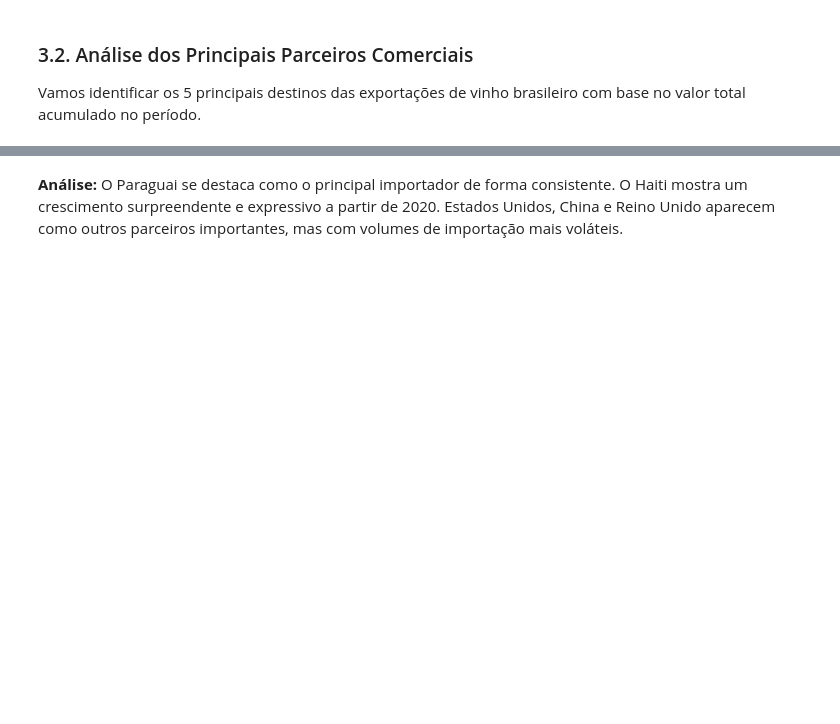
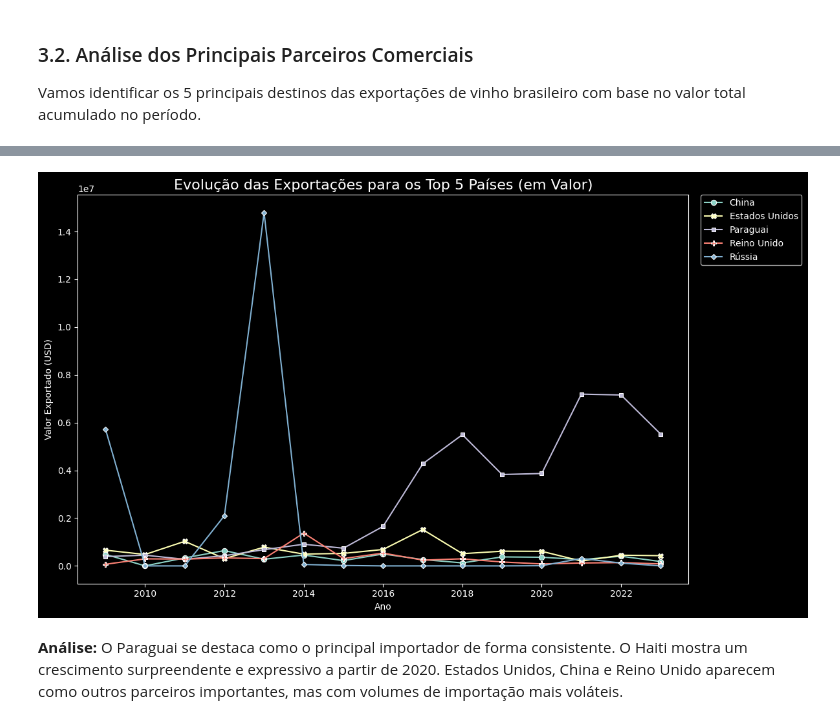
Before and after one commit to RfaelSantos/Tech-Challenge---Fase-I, a Jupyter notebook: analise_exportacao_vinho.ipynb, the cells around one changed output, grey strips where cells are left out. Saved outputs shown, nothing was run; the diff lists cells and outputs as text; code cells hidden in the pictures; blank space fills up the shorter version.

```diff
--- a/analise_exportacao_vinho.ipynb
+++ b/analise_exportacao_vinho.ipynb
@@ -114,21 +132,26 @@ Vamos identificar os 5 principais destinos das exportações de vinho brasileiro
 # %%
 # Calculando o valor total por país para identificar os principais parceiros
 top_5_paises = df_final.groupby('Pais')['Valor_USD'].sum().nlargest(5).index
-
-# Filtrando o dataframe para incluir apenas os 5 principais países
 df_top_5 = df_final[df_final['Pais'].isin(top_5_paises)]
 
-# Criando o gráfico de linhas para a evolução dos top 5 países
-fig = px.line(
-    df_top_5,
+plt.style.use('dark_background')
+plt.figure(figsize=(12, 7))
+
+ax = sns.lineplot(
+    data=df_top_5,
     x='Ano',
     y='Valor_USD',
-    color='Pais',
-    title='Evolução das Exportações para os Top 5 Países (em Valor)',
-    labels={'Valor_USD': 'Valor Exportado (USD)', 'Ano': 'Ano'},
-    template='plotly_dark',
-    markers=True
+    hue='Pais',
+    style='Pais',
+    markers=True,
+    dashes=False
 )
 
-fig.show()
+ax.set_title('Evolução das Exportações para os Top 5 Países (em Valor)', fontsize=16)
+ax.set_xlabel('Ano')
+ax.set_ylabel('Valor Exportado (USD)')
+ax.legend(loc='upper left', bbox_to_anchor=(1.02, 1), borderaxespad=0.)
+plt.tight_layout()
+
+plt.show()
 # %% [output]
@@ -136,3 +158,4 @@ fig.show()
+[figure, added]
 # %% [markdown]
 **Análise:** O Paraguai se destaca como o principal importador de forma consistente. O Haiti mostra um crescimento surpreendente e expressivo a partir de 2020. Estados Unidos, China e Reino Unido aparecem como outros parceiros importantes, mas com volumes de importação mais voláteis.
 # %% [markdown]
```
Also changed, not shown: parts of 9 cells of this notebook.
